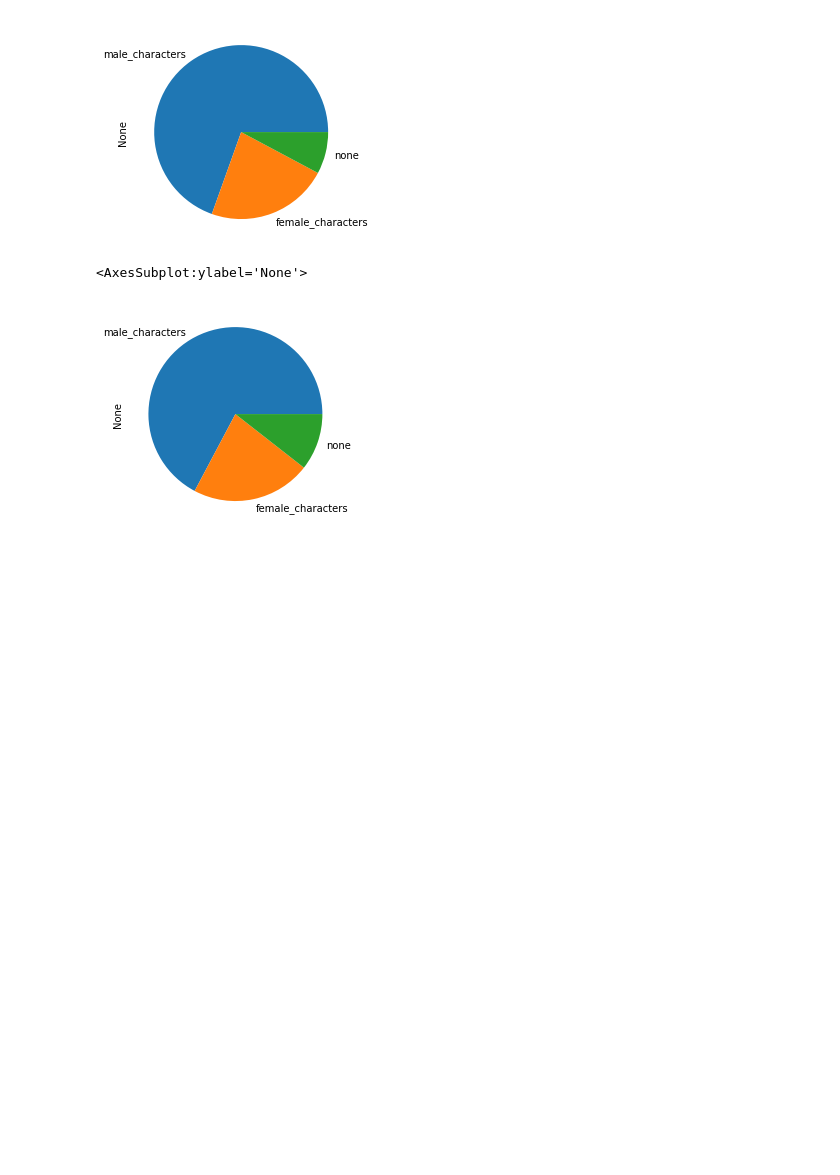
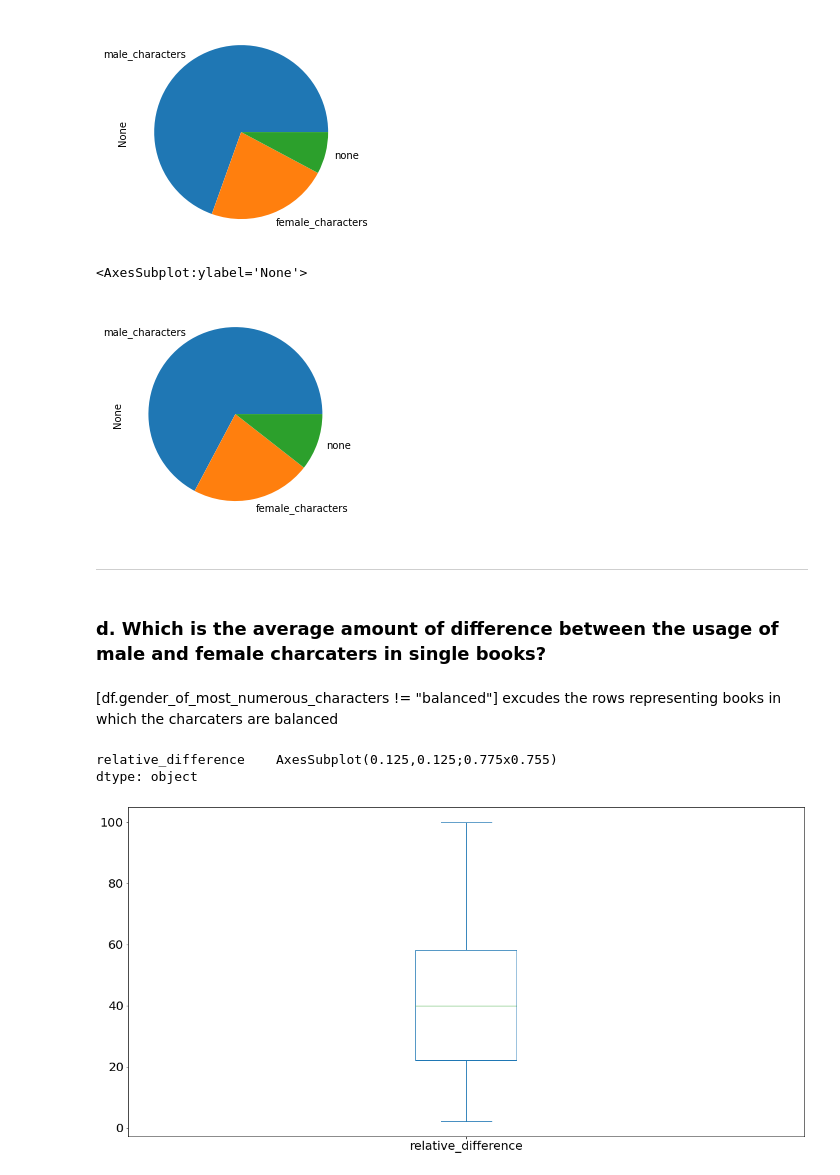
Before and after one commit to gobbykid/gobbykid-characters-extraction, a Jupyter notebook: characters_extraction_and_gender_recognition/analytics.ipynb, the cells around one changed output. Saved outputs shown, nothing was run; the diff lists cells and outputs as text; code cells hidden in the pictures; blank space fills up the shorter version.

```diff
--- a/characters_extraction_and_gender_recognition/analytics.ipynb
+++ b/characters_extraction_and_gender_recognition/analytics.ipynb
@@ -298,3 +298,23 @@ df_m_after_1880[["male_characters", "female_characters", "none"]].sum().plot.pie
 # %% [output]
 <AxesSubplot:ylabel='None'>
 [figure]
+# %% [markdown]
+__________________
+# %% [markdown]
+### d. Which is the average amount of difference between the usage of male and female charcaters in single books?
+# %% [markdown]
+[df.gender_of_most_numerous_characters != "balanced"] excudes the rows representing books in which the charcaters are balanced
+# %%
+def get_relative_difference(dataframe):
+    relative_difference = []
+    for idx, row in dataframe.iterrows():
+        relative_difference.append(round(row["difference_between_gendered_characters"]/row["total_gendered_characters"]*100, 2))
+    dataframe["relative_difference"] = relative_difference
+    return dataframe[["gender_of_most_numerous_characters", "relative_difference"]]
+# %%
+get_relative_difference(df[["gender_of_most_numerous_characters", "difference_between_gendered_characters", "total_gendered_characters"]][df.gender_of_most_numerous_characters != "balanced"][df.gender_of_most_numerous_characters != "male"]).plot(kind="box", figsize=(20,10), fontsize=20)
+#.groupby("gender_of_most_numerous_characters").std()
+# %% [output]
+relative_difference    AxesSubplot(0.125,0.125;0.775x0.755)
+dtype: object
+[figure, added]
```
Also changed, not shown: parts of 3 cells of this notebook.
